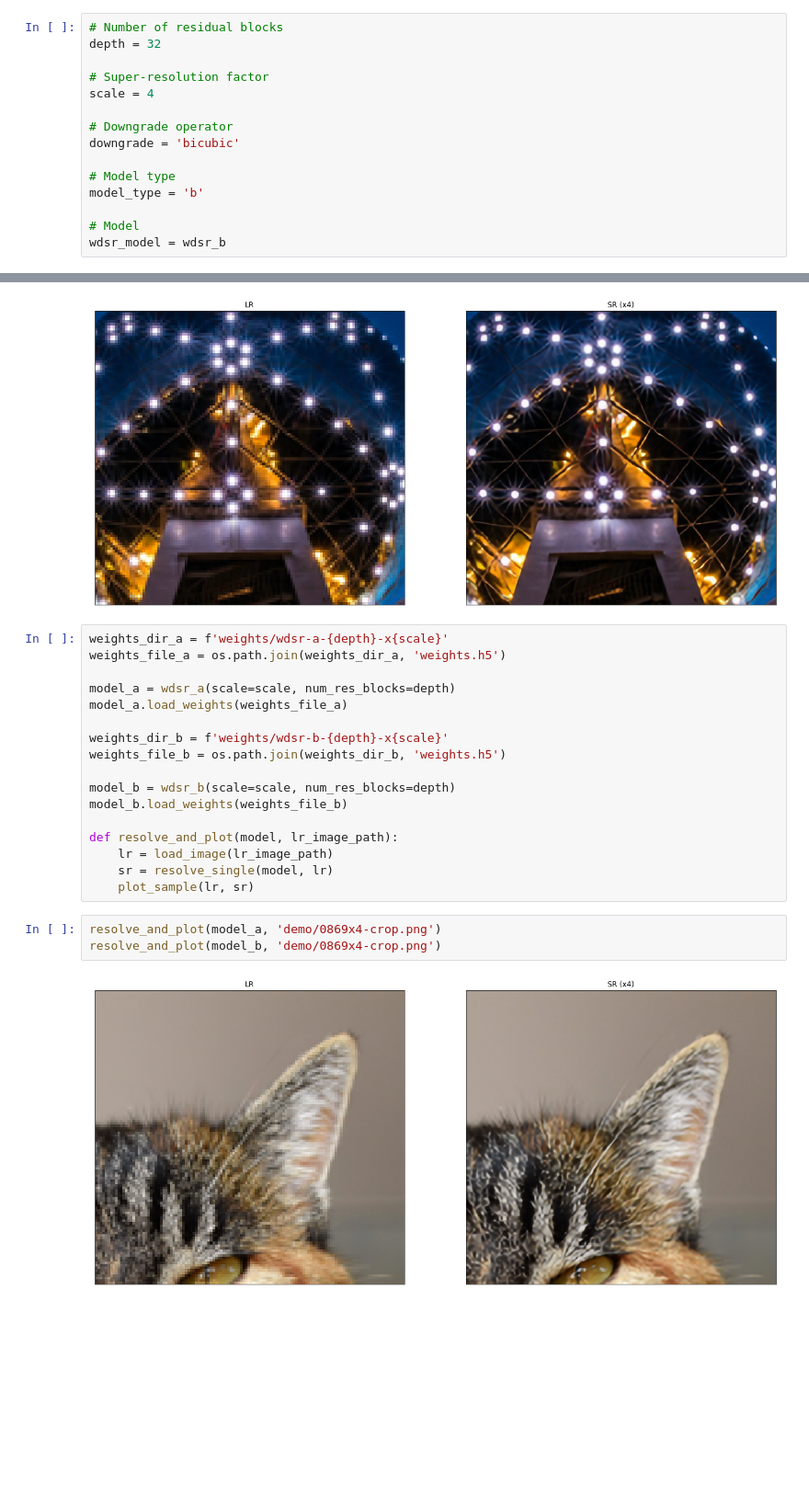
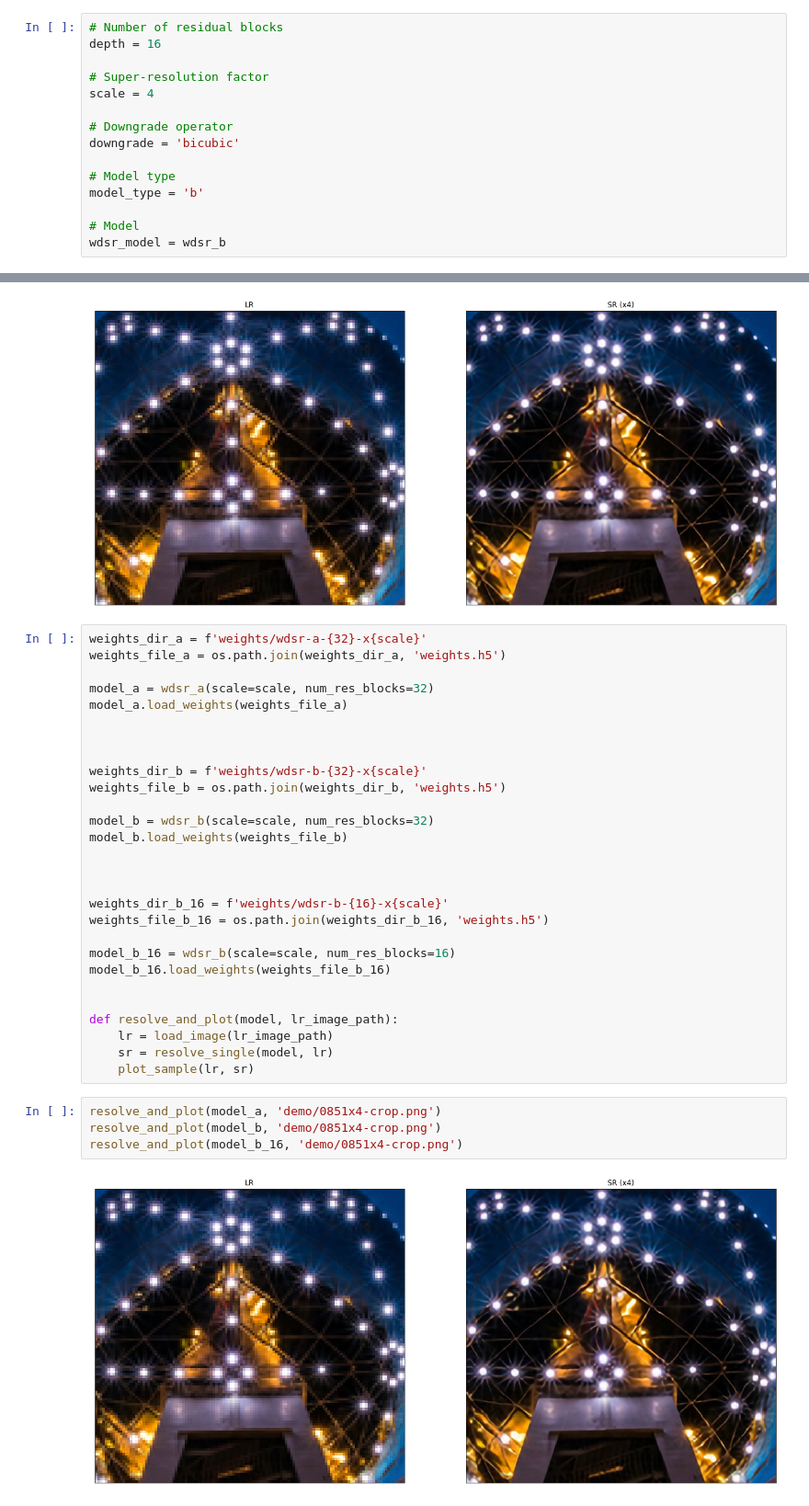
Before and after one commit to ekalachev/super-resolution-with-training, a Jupyter notebook: wdsr.ipynb, the cells around one changed output, grey strips where cells are left out. Shown at 92% size. Cells and saved outputs as stored; diff of their text form; blank space fills up the shorter version.

```diff
--- a/wdsr.ipynb
+++ b/wdsr.ipynb
@@ -30,7 +35,7 @@ if gpus:
 1 Physical GPUs, 1 Logical GPUs
 # %%
 # Number of residual blocks
-depth = 32
+depth = 16
 
 # Super-resolution factor
 scale = 4
@@ -136,24 +149,36 @@ resolve_and_plot('demo/0851x4-crop.png')
 # %% [output]
 [figure]
 # %%
-weights_dir_a = f'weights/wdsr-a-{depth}-x{scale}'
+weights_dir_a = f'weights/wdsr-a-{32}-x{scale}'
 weights_file_a = os.path.join(weights_dir_a, 'weights.h5')
 
-model_a = wdsr_a(scale=scale, num_res_blocks=depth)
+model_a = wdsr_a(scale=scale, num_res_blocks=32)
 model_a.load_weights(weights_file_a)
 
-weights_dir_b = f'weights/wdsr-b-{depth}-x{scale}'
+
+
+weights_dir_b = f'weights/wdsr-b-{32}-x{scale}'
 weights_file_b = os.path.join(weights_dir_b, 'weights.h5')
 
-model_b = wdsr_b(scale=scale, num_res_blocks=depth)
+model_b = wdsr_b(scale=scale, num_res_blocks=32)
 model_b.load_weights(weights_file_b)
+
+
+
+weights_dir_b_16 = f'weights/wdsr-b-{16}-x{scale}'
+weights_file_b_16 = os.path.join(weights_dir_b_16, 'weights.h5')
+
+model_b_16 = wdsr_b(scale=scale, num_res_blocks=16)
+model_b_16.load_weights(weights_file_b_16)
+
 
 def resolve_and_plot(model, lr_image_path):
     lr = load_image(lr_image_path)
     sr = resolve_single(model, lr)
     plot_sample(lr, sr)
 # %%
-resolve_and_plot(model_a, 'demo/0869x4-crop.png')
-resolve_and_plot(model_b, 'demo/0869x4-crop.png')
+resolve_and_plot(model_a, 'demo/0851x4-crop.png')
+resolve_and_plot(model_b, 'demo/0851x4-crop.png')
+resolve_and_plot(model_b_16, 'demo/0851x4-crop.png')
 # %% [output]
-[figure, old version]
+[figure, new version]
```
Also changed, not shown: parts of 9 cells of this notebook, 4 other files.
